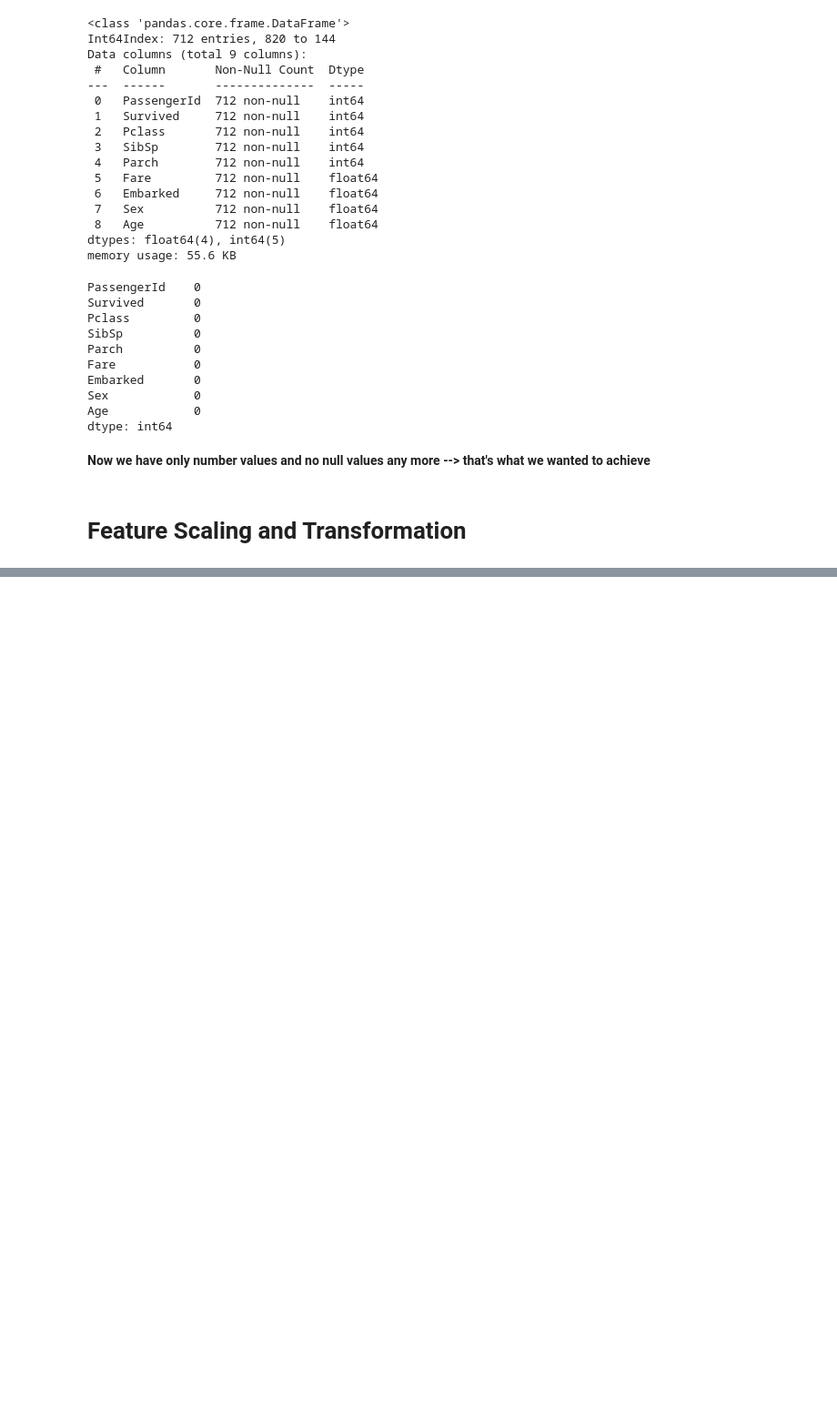
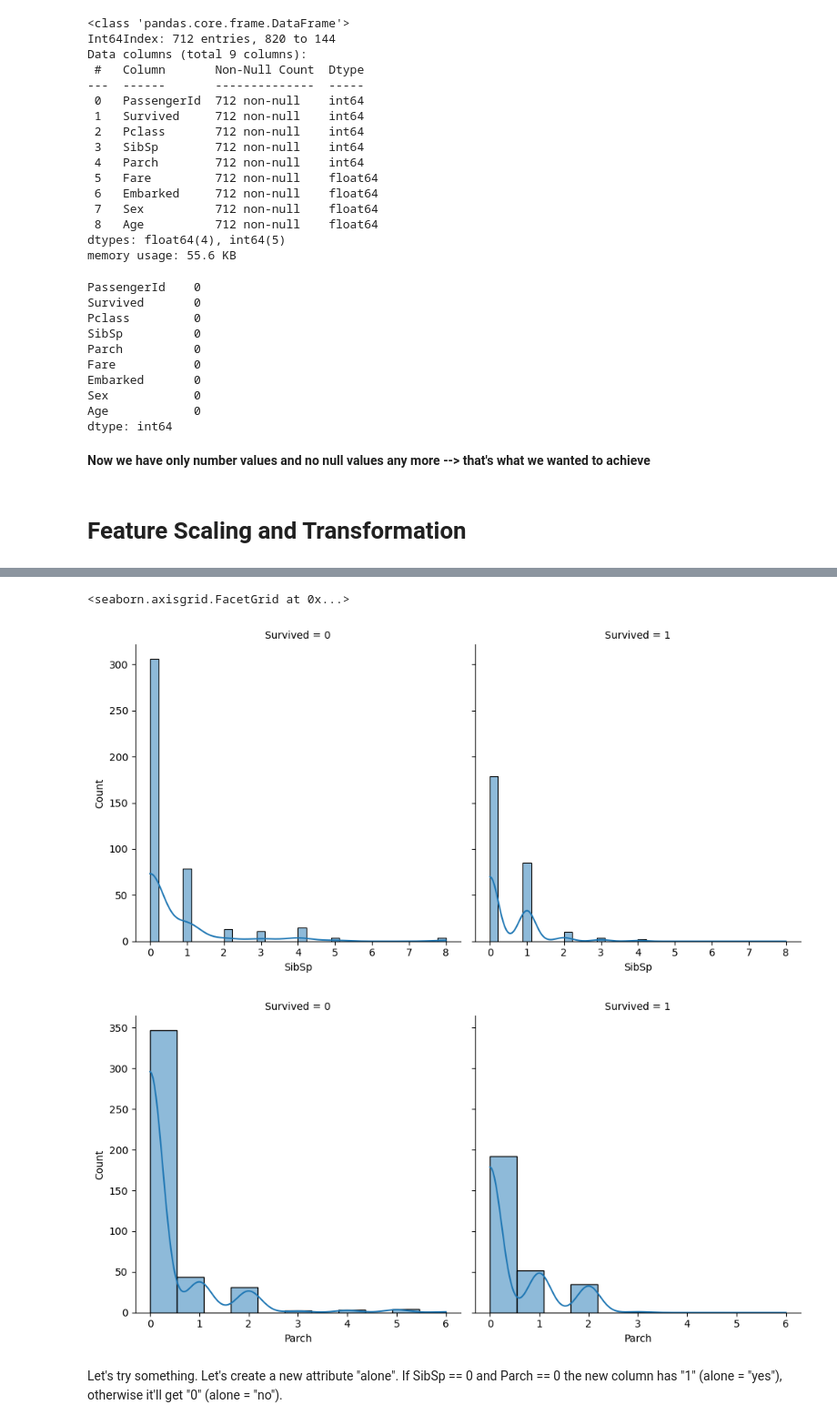
Before and after one commit to danielh1307/kaggle-titanic, a Jupyter notebook: titanic-kaggle.ipynb, the cells around one changed output, grey strips where cells are left out. Shown at 91% size. Cells and saved outputs as stored; diff of their text form; code cells hidden in the pictures; blank space fills up the shorter version.

```diff
--- a/titanic-kaggle.ipynb
+++ b/titanic-kaggle.ipynb
@@ -457,0 +504,3 @@ dtype: int64
+# %%
+titanic["Age"] = titanic_scaled_df["Age"]
+titanic["Fare"] = titanic_scaled_df["Fare"]
@@ -457,0 +516,9 @@ dtype: int64
+# %%
+sns.displot(data=titanic, x='SibSp', col='Survived', kde=True)
+sns.displot(data=titanic, x='Parch', col='Survived', kde=True)
+# %% [output]
+<seaborn.axisgrid.FacetGrid at 0x...>
+[figure, added]
+[figure, added]
+# %% [markdown]
+Let's try something. Let's create a new attribute "alone". If SibSp == 0 and Parch == 0 the new column has "1" (alone = "yes"), otherwise it'll get "0" (alone = "no").
```
Also changed, not shown: parts of 40 cells of this notebook.
